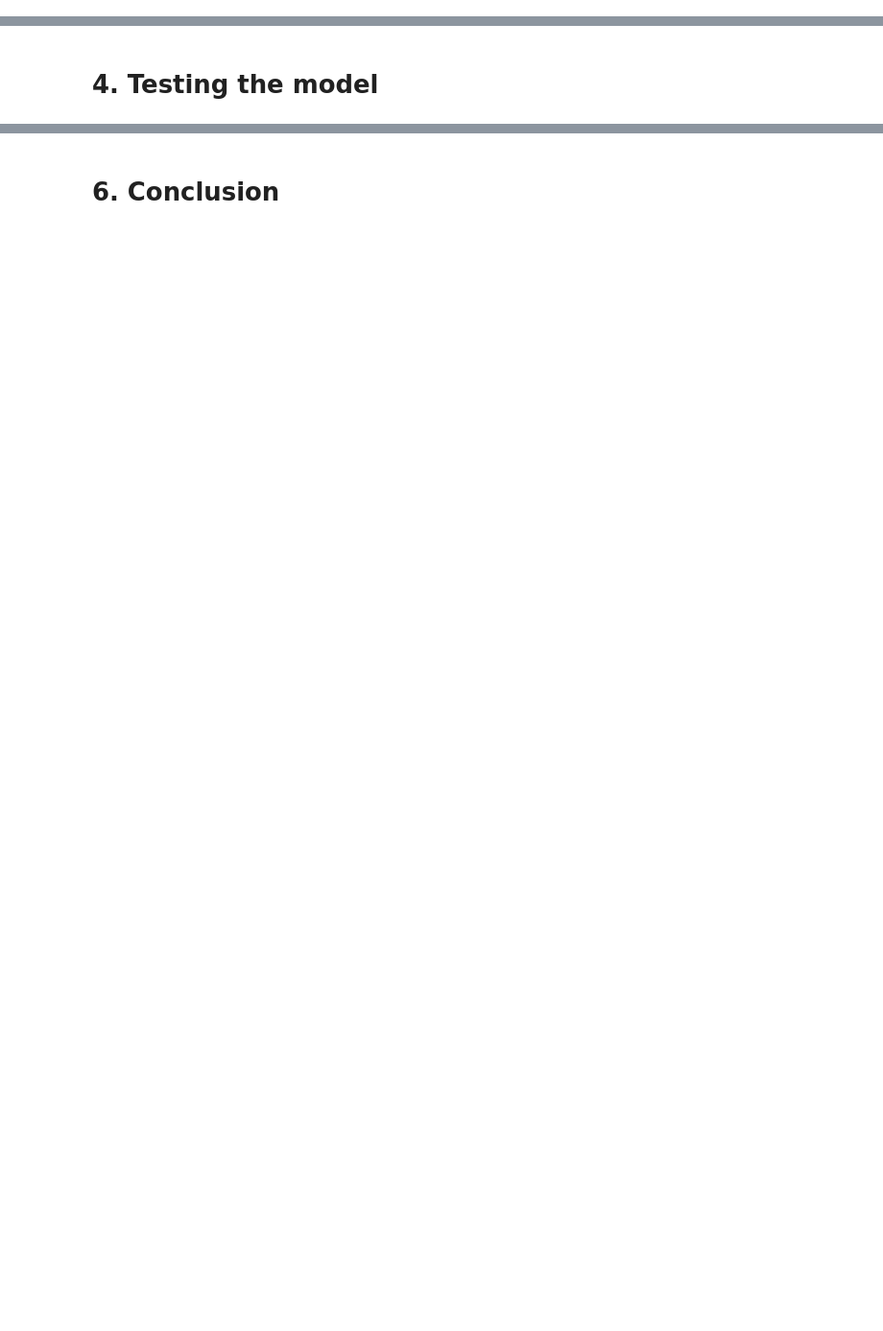
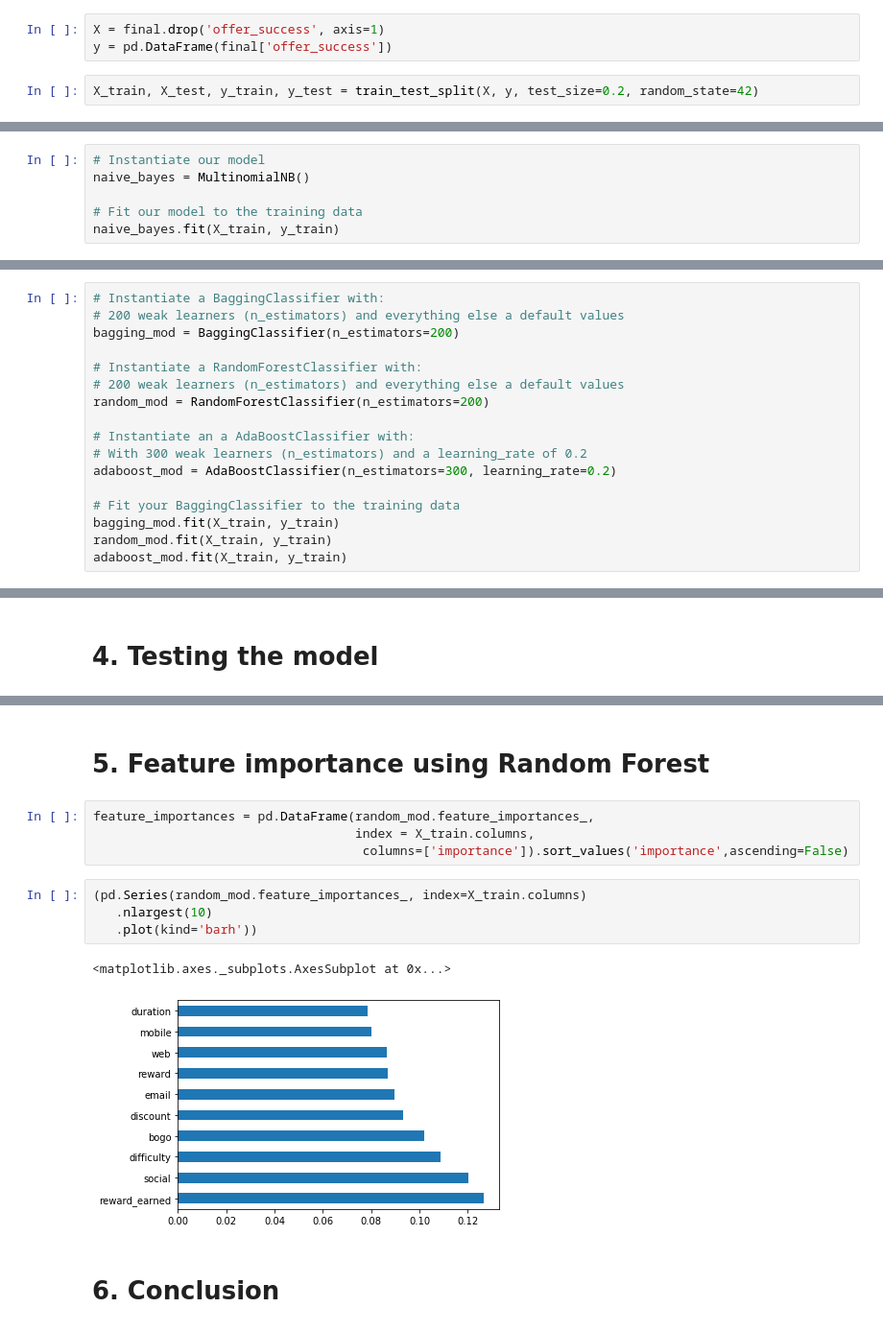
Before and after one commit to rajashekar/starbucks, a Jupyter notebook: Starbucks_Capstone_notebook.ipynb, the cells around one changed output, grey strips where cells are left out. Shown at 96% size. Saved outputs shown, nothing was run; the diff lists cells and outputs as text; blank space fills up the shorter version.

Commit message:
feat: spliting, training & testing data

```diff
--- a/Starbucks_Capstone_notebook.ipynb
+++ b/Starbucks_Capstone_notebook.ipynb
@@ -1097,2 +1218,7 @@ transcript_conv
 # %% [markdown]
 # 2. Split data for training and testing
+# %%
+X = final.drop('offer_success', axis=1)
+y = pd.DataFrame(final['offer_success'])
+# %%
+X_train, X_test, y_train, y_test = train_test_split(X, y, test_size=0.2, random_state=42)
@@ -1100,0 +1239,6 @@ transcript_conv
+# %%
+# Instantiate our model
+naive_bayes = MultinomialNB()
+
+# Fit our model to the training data
+naive_bayes.fit(X_train, y_train)
@@ -1100,0 +1249,17 @@ transcript_conv
+# %%
+# Instantiate a BaggingClassifier with:
+# 200 weak learners (n_estimators) and everything else a default values
+bagging_mod = BaggingClassifier(n_estimators=200)
+
+# Instantiate a RandomForestClassifier with:
+# 200 weak learners (n_estimators) and everything else a default values
+random_mod = RandomForestClassifier(n_estimators=200)
+
+# Instantiate an a AdaBoostClassifier with:
+# With 300 weak learners (n_estimators) and a learning_rate of 0.2
+adaboost_mod = AdaBoostClassifier(n_estimators=300, learning_rate=0.2)
+
+# Fit your BaggingClassifier to the training data
+bagging_mod.fit(X_train, y_train)
+random_mod.fit(X_train, y_train)
+adaboost_mod.fit(X_train, y_train)
@@ -1105,2 +1337,15 @@ transcript_conv
+# %% [markdown]
+# 5. Feature importance using Random Forest
+# %%
+feature_importances = pd.DataFrame(random_mod.feature_importances_,
+                                   index = X_train.columns,
+                                    columns=['importance']).sort_values('importance',ascending=False)
+# %%
+(pd.Series(random_mod.feature_importances_, index=X_train.columns)
+   .nlargest(10)
+   .plot(kind='barh'))
+# %% [output]
+<matplotlib.axes._subplots.AxesSubplot at 0x...>
+[figure, added]
 # %% [markdown]
 # 6. Conclusion
```
Also changed, not shown: parts of 87 cells of this notebook.
